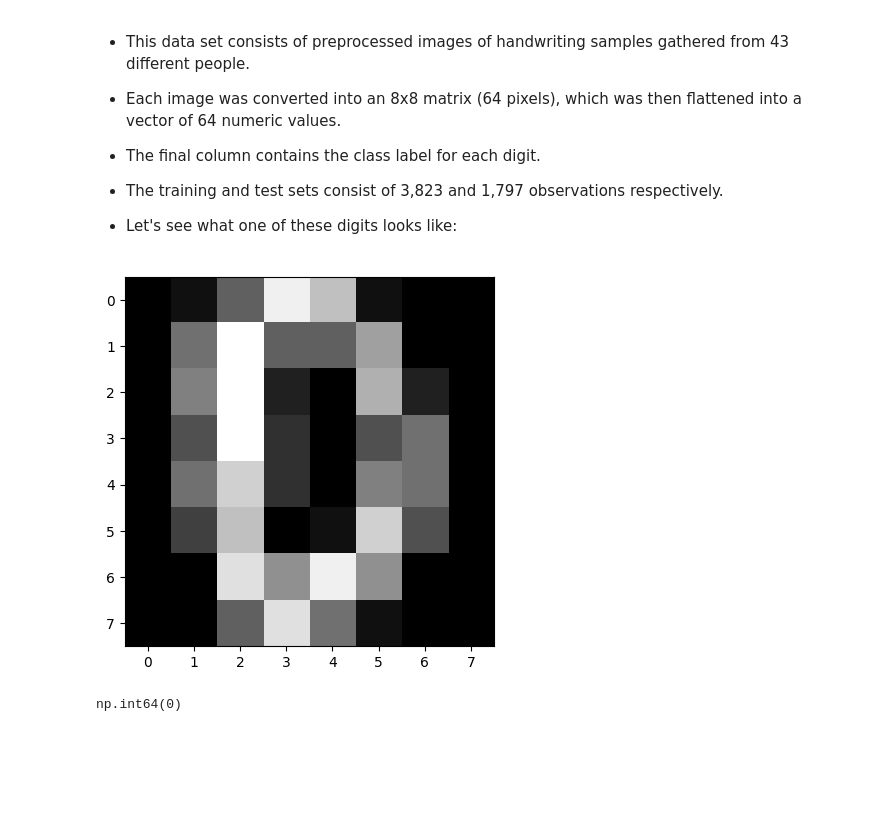
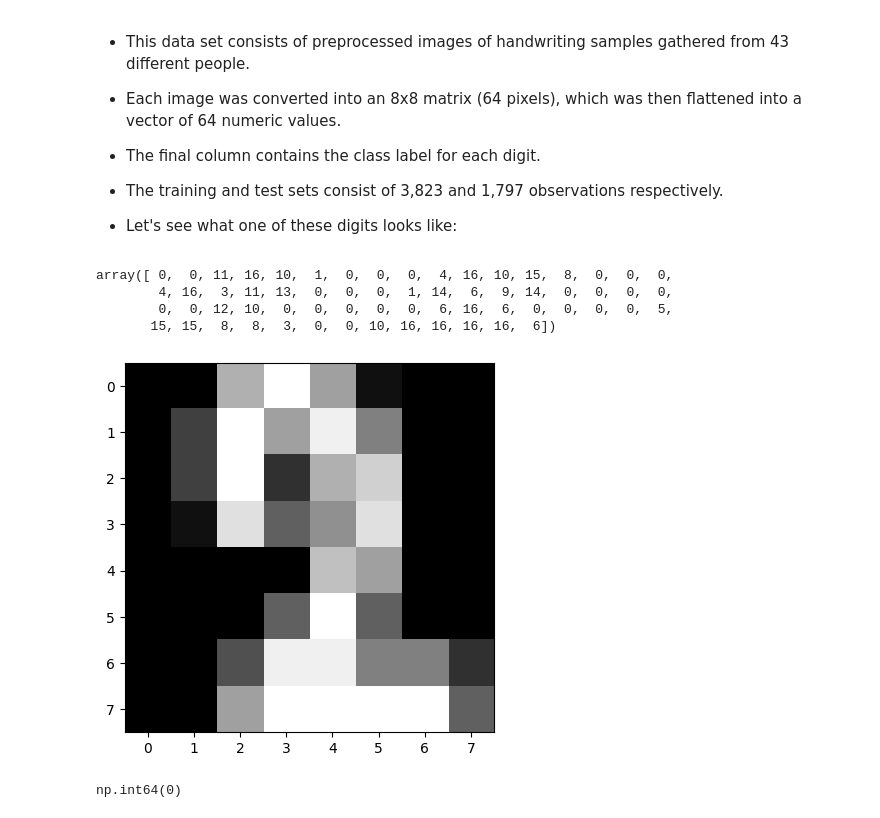
Before and after one commit to muzaffarizamuddin/machine-learning-course, a Jupyter notebook: Week9.ipynb, the cells around one changed output. Cells and saved outputs as stored; diff of their text form; code cells hidden in the pictures; blank space fills up the shorter version.

```diff
--- a/Week9.ipynb
+++ b/Week9.ipynb
@@ -592,11 +630,18 @@ print(X_test.shape)
 
 + The training and test sets consist of 3,823 and 1,797 observations respectively.
 + Let's see what one of these digits looks like:
+# %%
+X_train.values[5]
+# %% [output]
+array([ 0,  0, 11, 16, 10,  1,  0,  0,  0,  4, 16, 10, 15,  8,  0,  0,  0,
+        4, 16,  3, 11, 13,  0,  0,  0,  1, 14,  6,  9, 14,  0,  0,  0,  0,
+        0,  0, 12, 10,  0,  0,  0,  0,  0,  6, 16,  6,  0,  0,  0,  0,  5,
+       15, 15,  8,  8,  3,  0,  0, 10, 16, 16, 16, 16,  6])
 # %%
-plt.imshow(X_train.values[0].reshape(8,8), cmap="gray")
+plt.imshow(X_train.values[5].reshape(8,8), cmap="gray")
 plt.show()
 # %% [output]
-[figure, old version]
+[figure, new version]
 # %%
 y_train[0]
 # %% [output]
```
Also changed, not shown: parts of 33 cells of this notebook.
